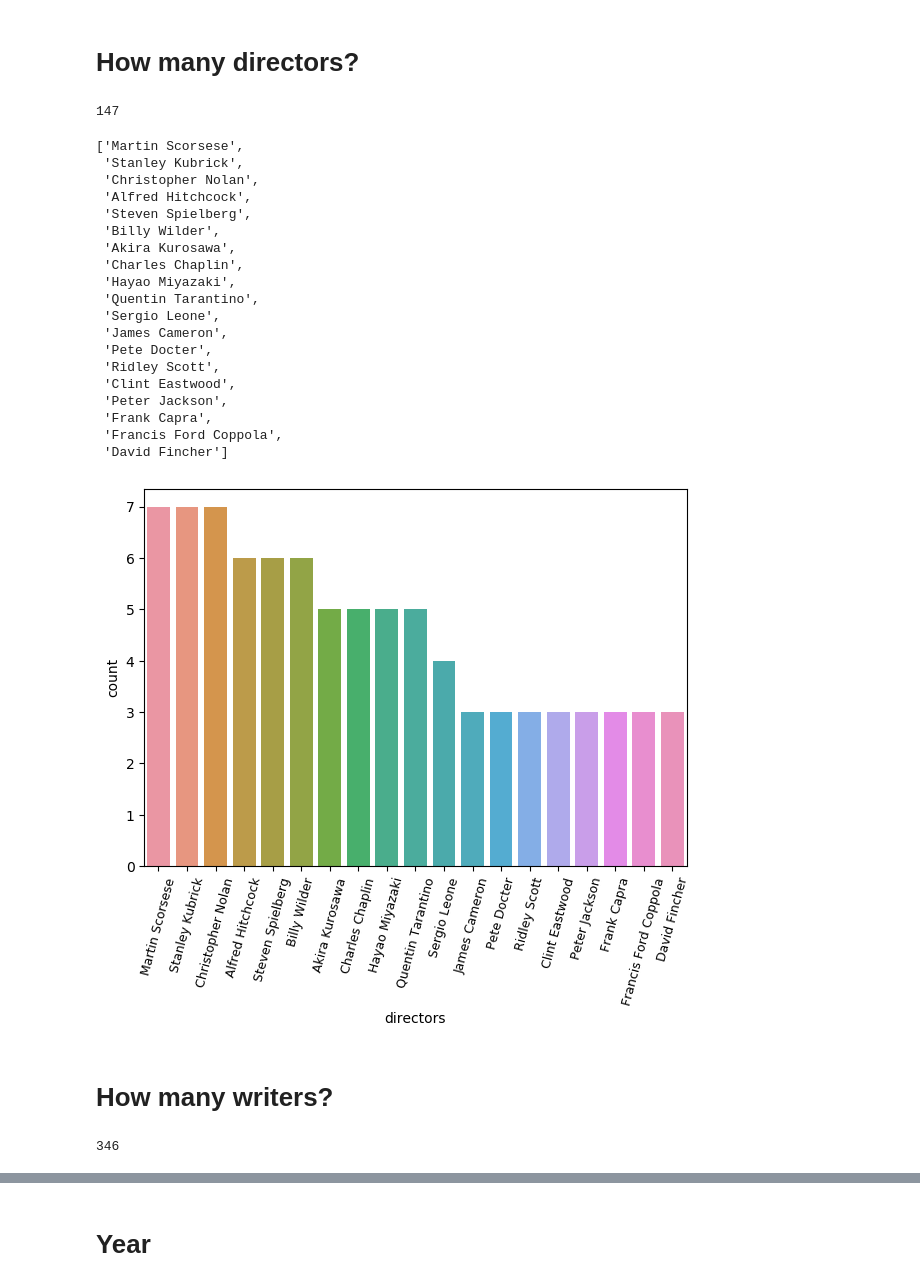
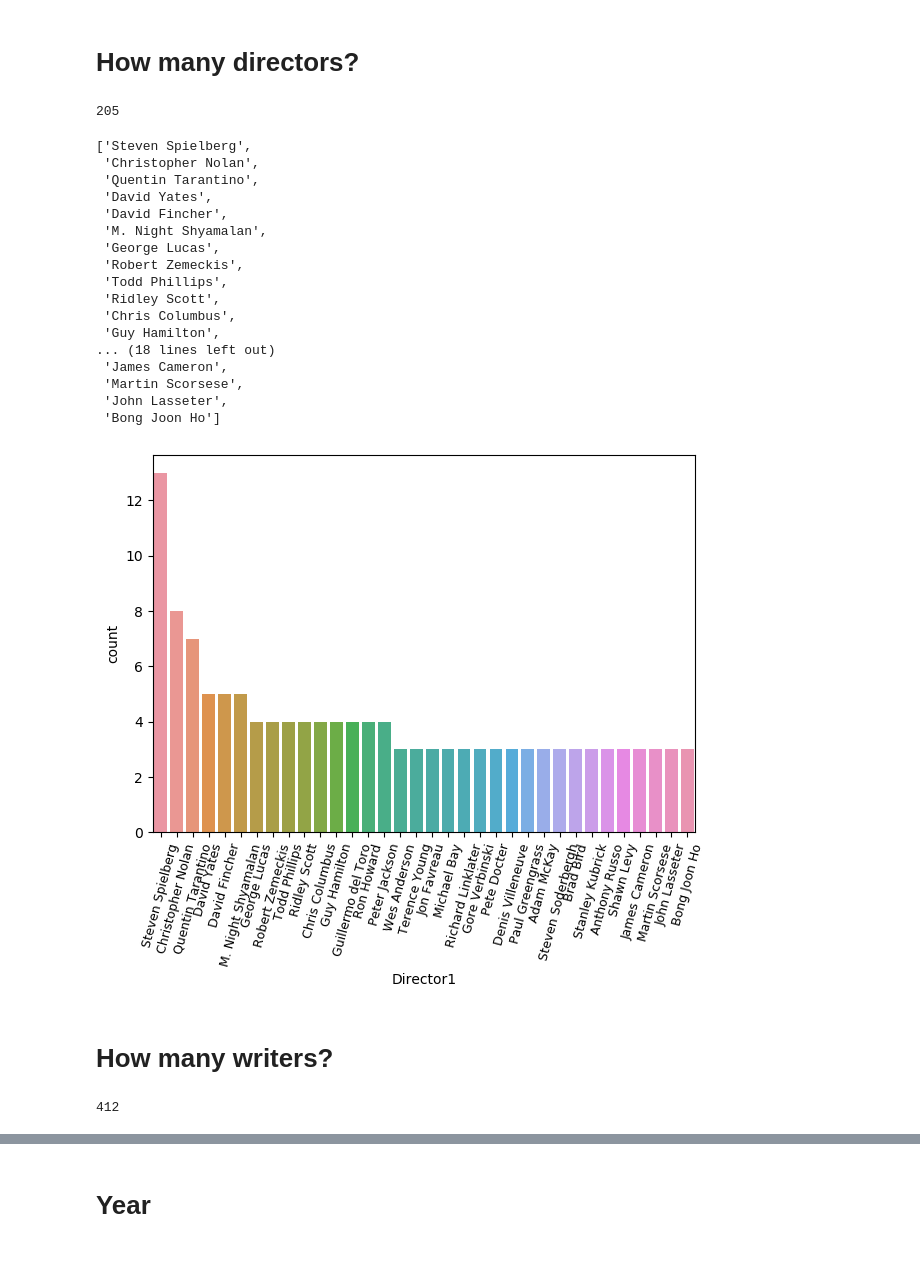
Before and after one commit to rpomponio/cine_factor, a Jupyter notebook: notebooks/data_cleaning_demo.ipynb, the cells around one changed output, grey strips where cells are left out. Saved outputs shown, nothing was run; the diff lists cells and outputs as text; code cells hidden in the pictures; blank space fills up the shorter version.

Commit message:
finished data scrape and trained naive algorithm to 64% cross-validated accuracy

```diff
--- a/notebooks/data_cleaning_demo.ipynb
+++ b/notebooks/data_cleaning_demo.ipynb
@@ -12,7 +12,7 @@ plt.rcParams['figure.dpi'] = 100
 plt.rcParams['figure.facecolor'] = 'w'
 # %%
 # load scraped data
-df_raw = pd.read_csv('../data/IMDB_Top250_features_raw.csv')
+df_raw = pd.read_csv('../data/Personal_Movies_Ratings_Features.csv')
 df_raw.info()
 # %% [output]
 <class 'pandas.core.frame.DataFrame'>
@@ -148,7 +165,7 @@ plt.show()
 # %% [markdown]
 # Cumulative Worldwide Gross
 # %%
-df_raw.loc[:, 'Gross_USD'] = df_raw['Cumulative Worldwide Gross'].str.replace(',|\s.*|[^\d\W]|\$', '').astype(float)
+df_raw.loc[:, 'Gross_USD'] = df_raw.Cumulative_Worldwide_Gross.str.replace(',|\s.*|[^\d\W]|\$', '').astype(float)
 df_raw.loc[:, 'Gross_USD_log'] = np.log(df_raw.Gross_USD)
 # %%
 sns.distplot(df_raw.Gross_USD_log)
@@ -168,47 +185,45 @@ plt.show()
 # %% [markdown]
 # How many directors?
 # %%
-directors_set = set(df_raw.directors)
+directors_set = set(df_raw.Director1)
 len(directors_set)
 # %% [output]
-147
+205
 # %%
-top_directors = list(df_raw.directors.value_counts().index[df_raw.directors.value_counts()>2])
+top_directors = list(df_raw.Director1.value_counts().index[df_raw.Director1.value_counts()>2])
 top_directors
 # %% [output]
-['Martin Scorsese',
- 'Stanley Kubrick',
+['Steven Spielberg',
  'Christopher Nolan',
- 'Alfred Hitchcock',
- 'Steven Spielberg',
- 'Billy Wilder',
- 'Akira Kurosawa',
- 'Charles Chaplin',
- 'Hayao Miyazaki',
  'Quentin Tarantino',
- 'Sergio Leone',
+ 'David Yates',
+ 'David Fincher',
+ 'M. Night Shyamalan',
+ 'George Lucas',
+ 'Robert Zemeckis',
+ 'Todd Phillips',
+ 'Ridley Scott',
+ 'Chris Columbus',
+ 'Guy Hamilton',
+... (18 lines left out)
  'James Cameron',
- 'Pete Docter',
- 'Ridley Scott',
- 'Clint Eastwood',
- 'Peter Jackson',
- 'Frank Capra',
- 'Francis Ford Coppola',
- 'David Fincher']
+ 'Martin Scorsese',
+ 'John Lasseter',
+ 'Bong Joon Ho']
 # %%
-sns.countplot(df_raw.directors, order=top_directors)
+sns.countplot(df_raw.Director1, order=top_directors)
 plt.xticks(fontsize=9, rotation=75)
 plt.show()
 # %% [output]
-[figure, old version]
+[figure, new version]
 # %% [markdown]
 # How many writers?
 # %%
-writers_all = pd.concat((df_raw.writers, df_raw['writers.1'], df_raw['writers.2'])).reset_index(drop=True)
+writers_all = pd.concat((df_raw.Writer1, df_raw.Writer2)).reset_index(drop=True)
 writers_set = set(writers_all)
 len(writers_set)
 # %% [output]
-346
+412
 # %%
 top_writers = list(writers_all.value_counts().index[writers_all.value_counts()>2])
 top_writers
```
Also changed, not shown: parts of 27 cells of this notebook, 6 other files.
